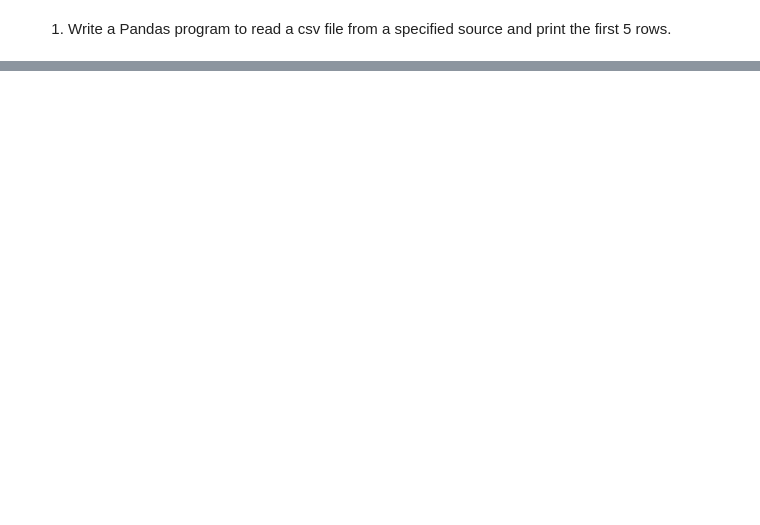
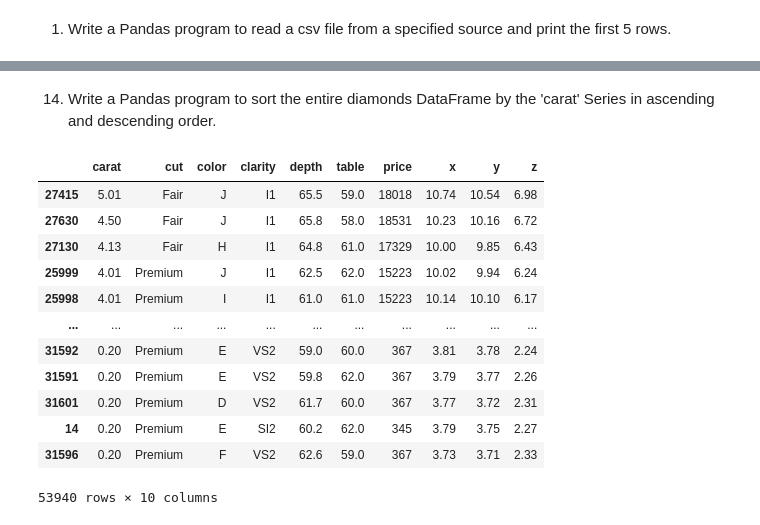
Before and after one commit to odinicc/Data-Practice, a Jupyter notebook: 23 Pandas Practise/Dimonds.ipynb, the cells around one changed output, grey strips where cells are left out. Saved outputs shown, nothing was run; the diff lists cells and outputs as text; code cells hidden in the pictures; blank space fills up the shorter version.

```diff
--- a/23 Pandas Practise/Dimonds.ipynb
+++ b/23 Pandas Practise/Dimonds.ipynb
@@ -20,0 +116,2 @@ diamonds
+# %%
+diamonds = pd.read_csv('https://raw.githubusercontent.com/mwaskom/seaborn-data/master/diamonds.csv')
@@ -20,0 +150,18 @@ diamonds
+# %% [markdown]
+14. Write a Pandas program to sort the entire diamonds DataFrame by the 'carat' Series in ascending and descending order.
+# %%
+diamonds.sort_values(by='carat', ascending=False)
+# %% [output]
+|  | carat | cut | color | clarity | depth | table | price | x | y | z |
+| 27415 | 5.01 | Fair | J | I1 | 65.5 | 59.0 | 18018 | 10.74 | 10.54 | 6.98 |
+| 27630 | 4.50 | Fair | J | I1 | 65.8 | 58.0 | 18531 | 10.23 | 10.16 | 6.72 |
+| 27130 | 4.13 | Fair | H | I1 | 64.8 | 61.0 | 17329 | 10.00 | 9.85 | 6.43 |
+| 25999 | 4.01 | Premium | J | I1 | 62.5 | 62.0 | 15223 | 10.02 | 9.94 | 6.24 |
+| 25998 | 4.01 | Premium | I | I1 | 61.0 | 61.0 | 15223 | 10.14 | 10.10 | 6.17 |
+| ... | ... | ... | ... | ... | ... | ... | ... | ... | ... | ... |
+| 31592 | 0.20 | Premium | E | VS2 | 59.0 | 60.0 | 367 | 3.81 | 3.78 | 2.24 |
+| 31591 | 0.20 | Premium | E | VS2 | 59.8 | 62.0 | 367 | 3.79 | 3.77 | 2.26 |
+| 31601 | 0.20 | Premium | D | VS2 | 61.7 | 60.0 | 367 | 3.77 | 3.72 | 2.31 |
+| 14 | 0.20 | Premium | E | SI2 | 60.2 | 62.0 | 345 | 3.79 | 3.75 | 2.27 |
+| 31596 | 0.20 | Premium | F | VS2 | 62.6 | 59.0 | 367 | 3.73 | 3.71 | 2.33 |
+53940 rows × 10 columns
```
Also changed, not shown: parts of 37 cells of this notebook.
